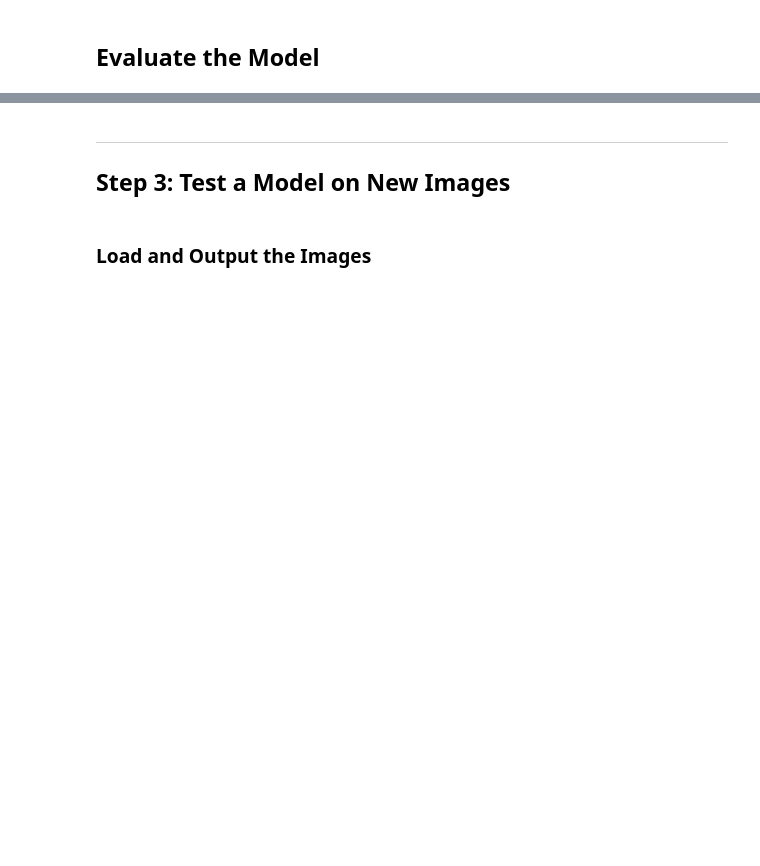
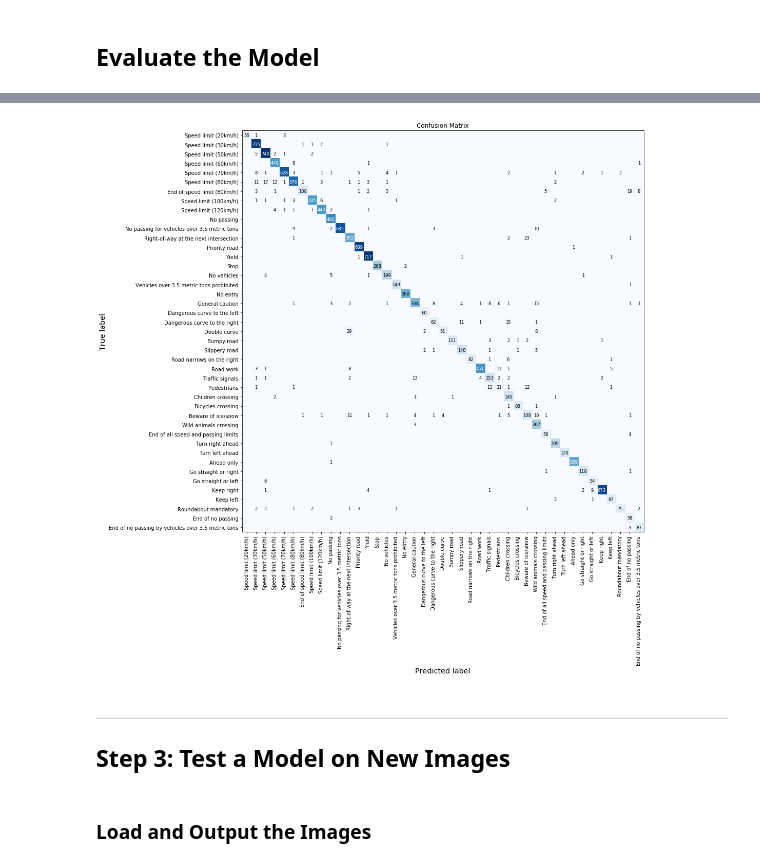
Before and after one commit to liamondrop/traffic-sign-classifier, a Jupyter notebook: Traffic_Sign_Classifier.ipynb, the cells around one changed output, grey strips where cells are left out. Cells and saved outputs as stored; diff of their text form; code cells hidden in the pictures; blank space fills up the shorter version.

```diff
--- a/Traffic_Sign_Classifier.ipynb
+++ b/Traffic_Sign_Classifier.ipynb
@@ -194,6 +235,6 @@ def Model(X_inputs):
         fc1 = tf.nn.dropout(fc1, keep_prob=keep_prob)
 
     # Layer 6: Fully Connected. Out.
-    with tf.variable_scope("out"):
+    with tf.variable_scope("fc2"):
         return fully_connected(fc1, weight_var((1024,43)), bias_var(43), activate=False) # Output = 43.
 # %% [markdown]
@@ -259,3 +317,37 @@ with tf.Session() as sess:
+# %%
+import itertools
+
+def plot_confusion_matrix(confusion_matrix):
+    plt.figure(figsize=(15,15))
+    plt.imshow(confusion_matrix, interpolation='nearest', cmap=plt.cm.Blues)
+
+    thresh = confusion_matrix.max() / 2.
+    rows, cols = confusion_matrix.shape
+    for i, j in itertools.product(range(rows), range(cols)):
+        plt.text(j, i, confusion_matrix[i,j] if confusion_matrix[i,j] > 0 else "",
+                 size="smaller", horizontalalignment="center", verticalalignment="center",
+                 color="white" if confusion_matrix[i, j] > thresh else "black")
+
+    plt.title("Confusion Matrix")
+    tick_marks = np.arange(confusion_matrix.shape[0])
+    tick_labels = [class_labels[str(tm)] for tm in tick_marks]
+    plt.xticks(tick_marks, tick_labels, rotation=90)
+    plt.yticks(tick_marks, tick_labels)
+    plt.tight_layout()
+    plt.ylabel('True label', size="x-large")
+    plt.xlabel('Predicted label', size="x-large")
+# %%
+y_predictions = tf.argmax(logits, 1)
+y_truth = tf.convert_to_tensor(y_test_process)
+confusion_operation = tf.contrib.metrics.confusion_matrix(y_truth, y_predictions)
+
+with tf.Session() as sess:
+    sess.run(tf.global_variables_initializer())
+    saver.restore(sess, SAVE_FILE)
+    confusion = sess.run(confusion_operation, feed_dict={X_vals: X_test_process, keep_prob: 1.})
+    plot_confusion_matrix(confusion)
+# %% [output]
+[figure, added]
 # %% [markdown]
 ---
 
```
Also changed, not shown: parts of 18 cells of this notebook, 7 other files.
